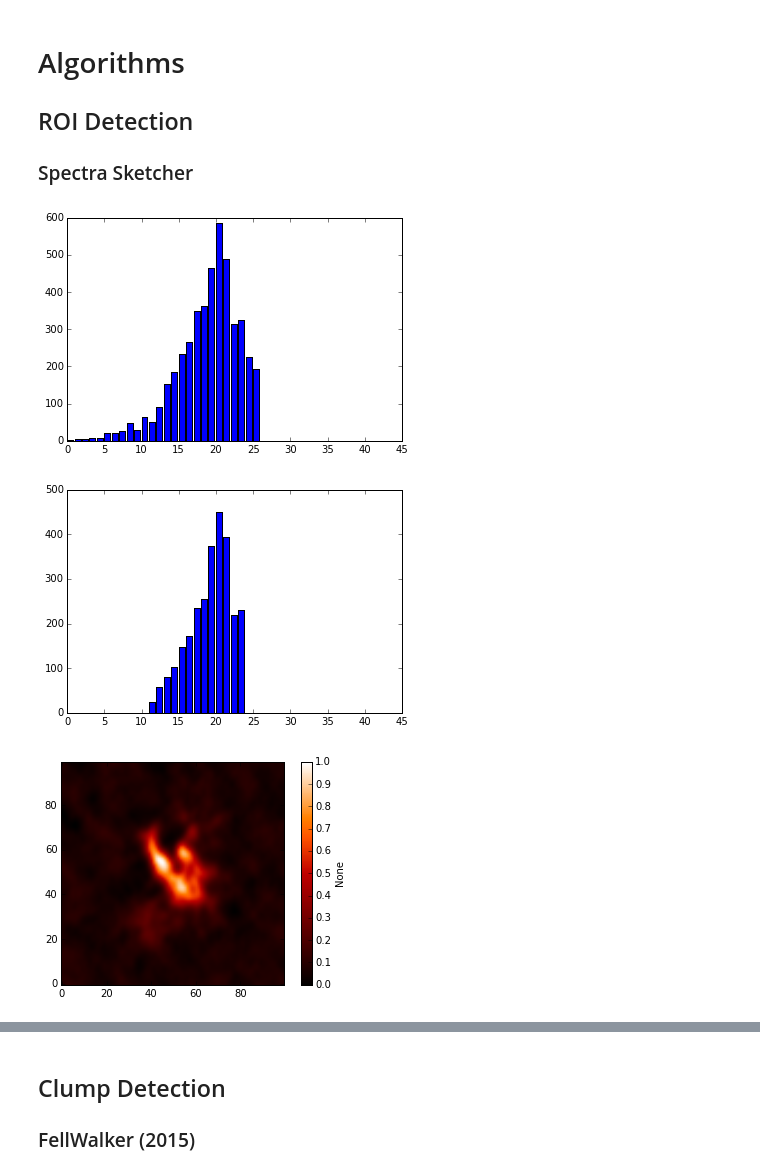
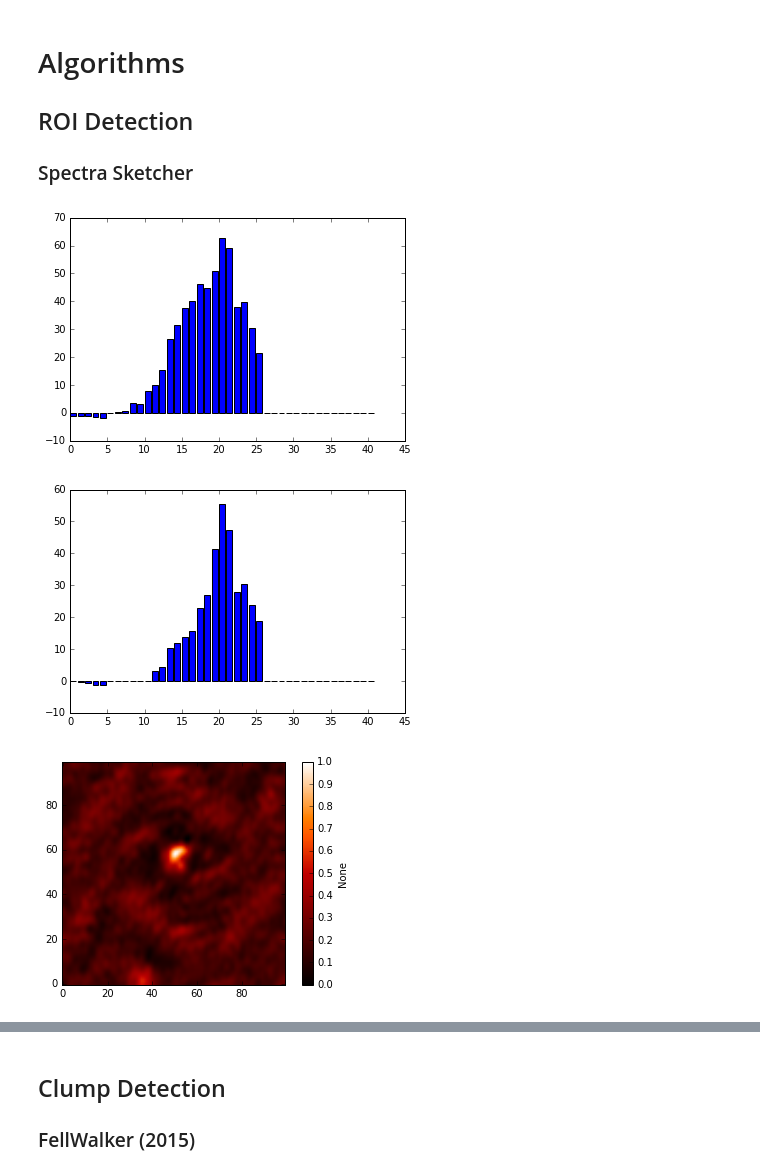
Before and after one commit to ChileanVirtualObservatory/acalib, a Jupyter notebook: notebooks/ACALib FONDEF.ipynb, the cells around one changed output, grey strips where cells are left out. Drawn from its saved outputs; the diff is of its cells as text; code cells hidden in the pictures.

```diff
--- a/notebooks/ACALib FONDEF.ipynb
+++ b/notebooks/ACALib FONDEF.ipynb
@@ -445,41 +429,42 @@ cont.tables[2]
 ### Spectra Sketcher
 # %%
 #Creating Spectra Sketcher
-ss = algorithms.SpectraSketcher(orion)
+sdata=orion
+ss = algorithms.SpectraSketcher(sdata)
 # %%
-xs = orion.data.shape[1]
-ys = orion.data.shape[2]
+xs = sdata.data.shape[1]
+ys = sdata.data.shape[2]
 
 #Creating spectra sketch
-spectra,slices = ss.cube_spectra((xs*ys)/10)
+spectra,slices = ss.cube_spectra((xs*ys)/100)
 
 #Getting frecuencies
 
-frecs_len = orion.data.shape[0]
+frecs_len = sdata.data.shape[0]
 frecs = range(frecs_len)
 
 #Plotting spectra
 plt.bar(frecs,spectra)
 plt.show()
 slices
 #Creating spectra sketch
-spectra,slices = ss.cube_spectra((xs*ys)/10)
+spectra,slices = ss.cube_spectra((xs*ys)/100)
 
 #Getting frecuencies
-xfrecs_len = orion.data.shape[0]
+xfrecs_len = sdata.data.shape[0]
 frecs = range(frecs_len)
 
 #Plotting spectra
 plt.bar(frecs,spectra)
 plt.show()
 # %% [output]
-[figure, old version]
+[figure, new version]
-[figure, old version]
+[figure, new version]
 # %%
 img = ss.vel_stacking(slices[0])
 visualize(img.data)
 # %% [output]
-[figure, old version]
+[figure, new version]
 # %%
 rd = algorithms.GaussianSegmentation(0.3, 10/100)
 objects, images = rd.gaussian_mix(img,True)
```
Also changed, not shown: parts of 23 cells of this notebook, 5 other files.
